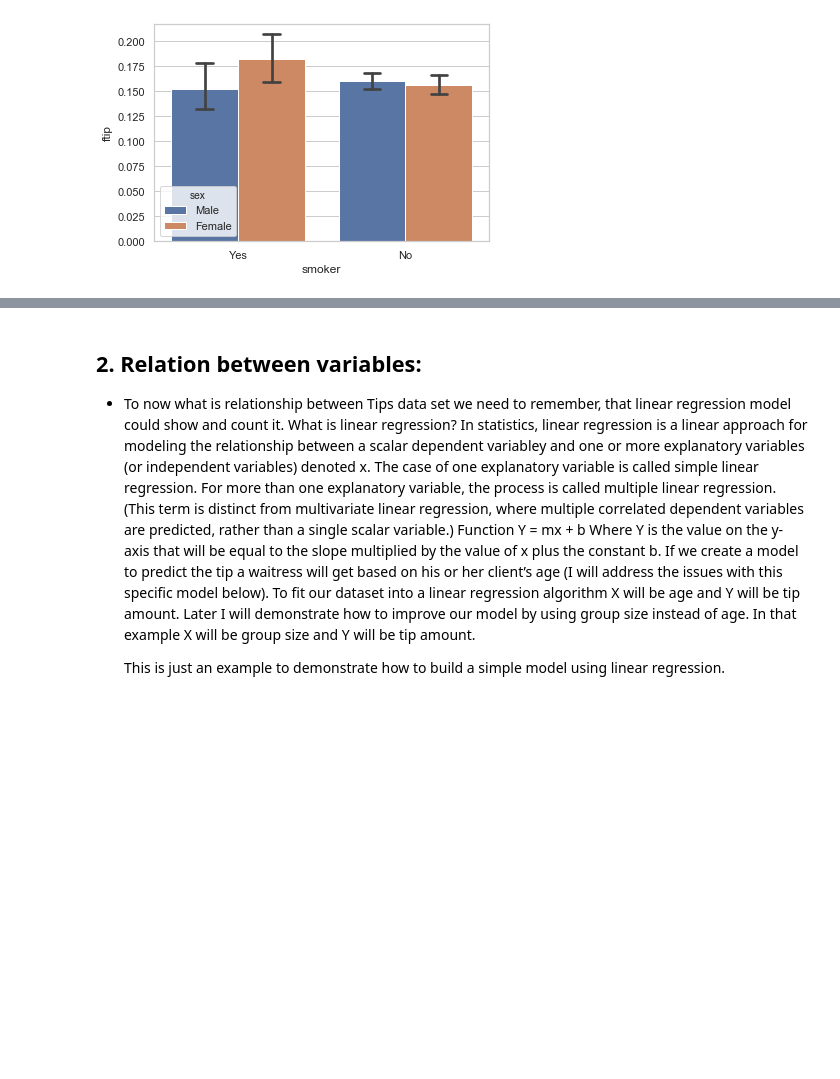
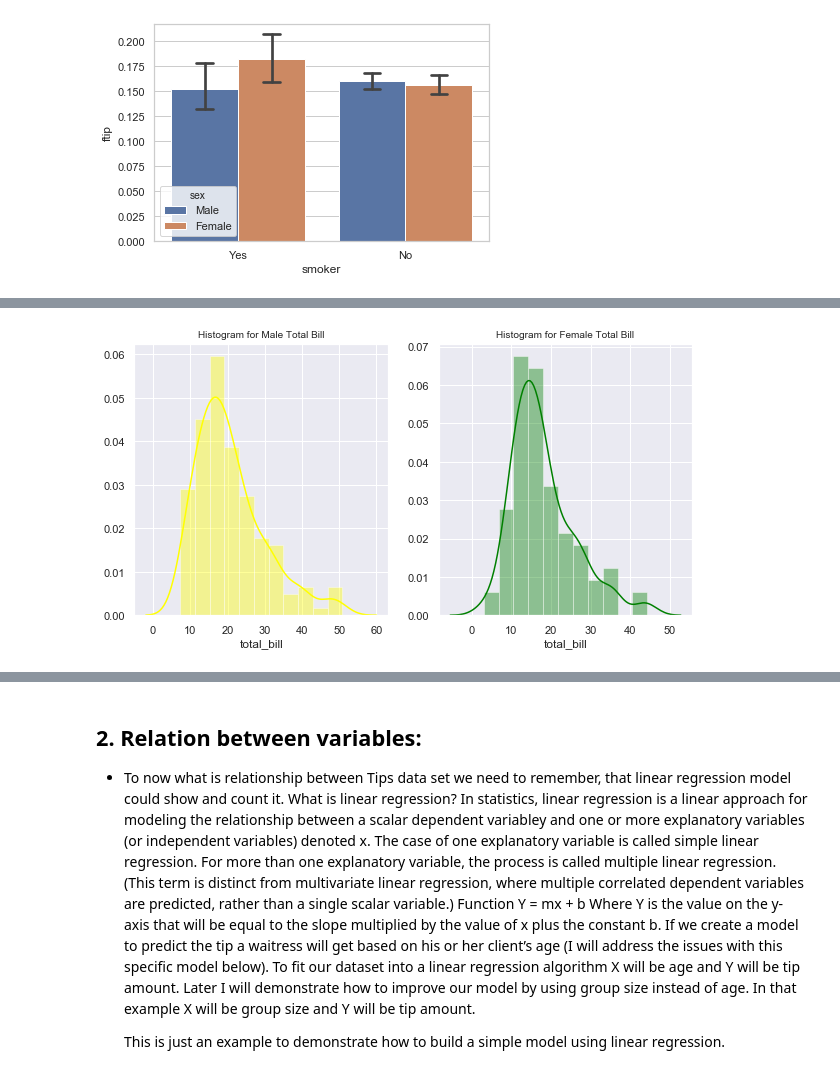
Before and after one commit to rituteval/Fundamentals-assesments, a Jupyter notebook: Tips data set.ipynb, the cells around one changed output, grey strips where cells are left out. Cells and saved outputs as stored; diff of their text form; code cells hidden in the pictures; blank space fills up the shorter version.

```diff
--- a/Tips data set.ipynb
+++ b/Tips data set.ipynb
@@ -222,0 +231,12 @@ sns.barplot(x= 'smoker', y= 'ftip', hue='sex', data = df, capsize=.1) # Plot the
+# %%
+                             # Histogram to compare Male and Female
+
+fig,axes=plt.subplots(1,2)
+male = tips.loc[tips["sex"] == "Male", ["sex", "total_bill"]]
+sns.distplot(male["total_bill"], color = "yellow", ax=axes[0]).set_title("Histogram for Male Total Bill", fontsize=10)
+
+female = tips.loc[tips["sex"] == "Female", ["sex", "total_bill"]]
+sns.distplot(female["total_bill"], color = "green", ax=axes[1]).set_title("Histogram for Female Total Bill", fontsize=10)
+plt.show()
+# %% [output]
+[figure, added]
```
Also changed, not shown: parts of 4 cells of this notebook.
